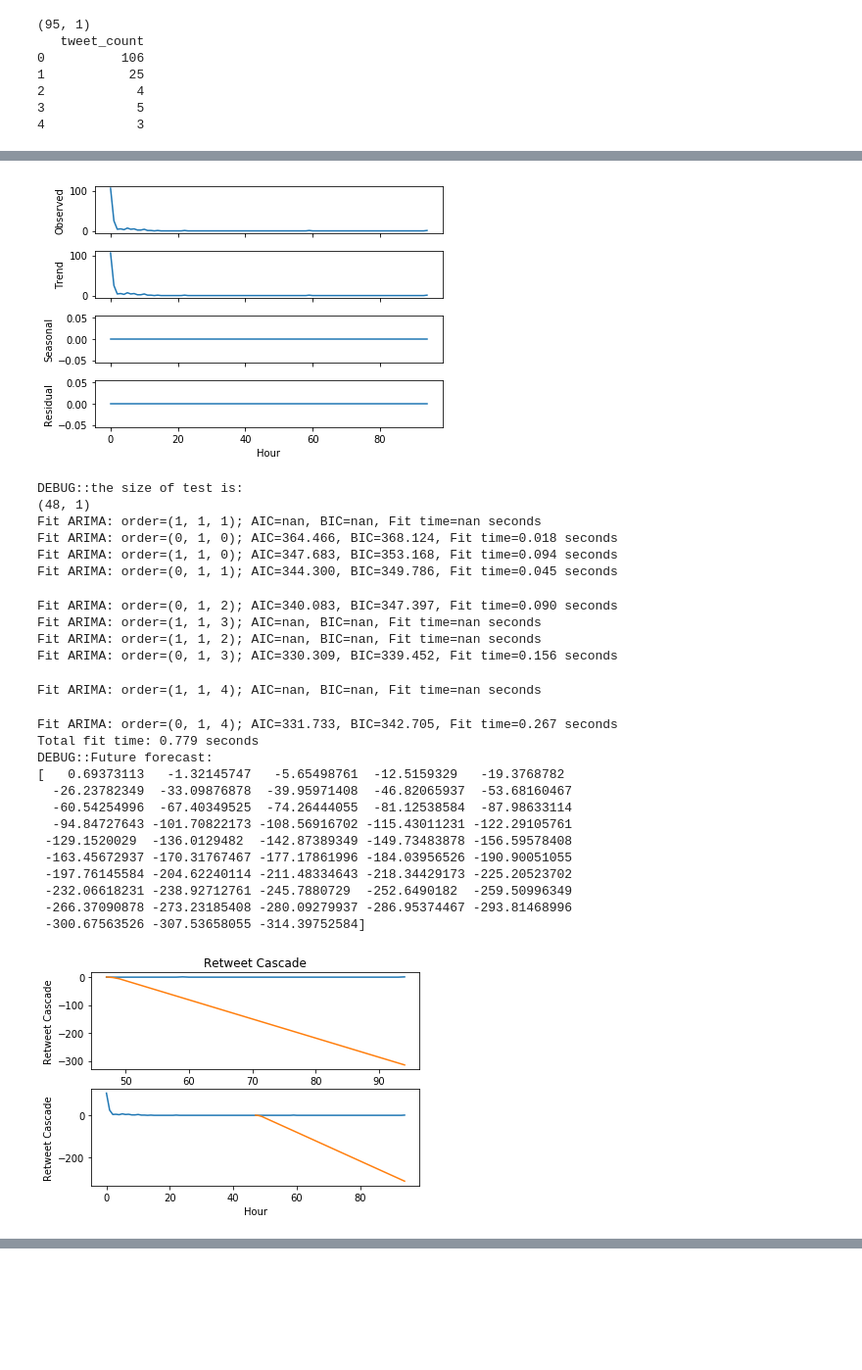
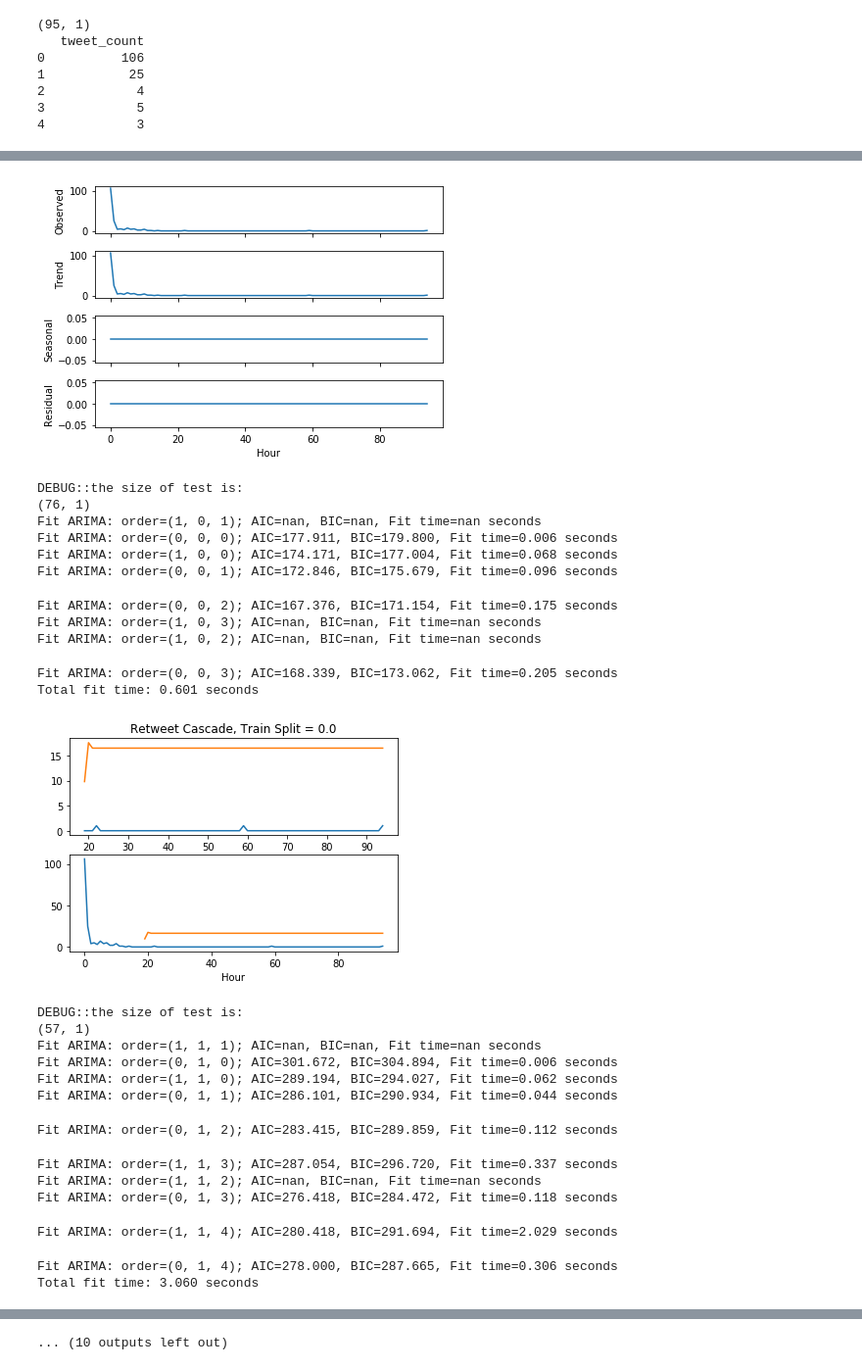
Before and after one commit to NewKnowledge/sloth, a Jupyter notebook: Sloth/scripts/Prediction/ARIMA Testing on SEIMSIC Data.ipynb, the cells around one changed output, grey strips where cells are left out. Shown at 98% size. Saved outputs shown, nothing was run; the diff lists cells and outputs as text; code cells hidden in the pictures; blank space fills up the shorter version.

```diff
--- a/Sloth/scripts/Prediction/ARIMA Testing on SEIMSIC Data.ipynb
+++ b/Sloth/scripts/Prediction/ARIMA Testing on SEIMSIC Data.ipynb
@@ -141,48 +138,51 @@ def plot_future_forecast(input_data, test, future_forecast, title):
 # %%
 # plots and forecasting for electronic production
-from scipy import stats
 bin_hourly = retweets.groupby(hourly).agg('count')
 #bin_hourly = Sloth.ScaleSeriesMinMax(bin_hourly, -1, 1)[0]
 bin_hourly = pd.DataFrame(data = bin_hourly.values, index = range(len(bin_hourly)))
 bin_hourly.columns = ['tweet_count']
-#bin_hourly['tweet_count'] = [i + 1 for i in bin_hourly['tweet_count']]
-#bin_hourly_t, lam = stats.boxcox(bin_hourly)
-#bin_hourly = pd.DataFrame(data = bin_hourly_t, index = range(len(bin_hourly_t)))
+
+# tried all of these transformations - none changed overall ARIMA prediction
+#bin_hourly['tweet_count'] = Sloth.ScaleSeriesMeanVariance(bin_hourly['tweet_count'])[0]
+#bin_hourly['tweet_count'] = Sloth.ScaleSeriesMinMax(bin_hourly['tweet_count'], 0, 1)[0]
+#bin_hourly['tweet_count'] = Sloth.ScaleSeriesBoxCox(bin_hourly['tweet_count'])[0]
 #bin_hourly['tweet_count'] = [math.log(i) if i > 0 else 0 for i in bin_hourly['tweet_count']]
 plot_data(bin_hourly, "Retweet Cascade")
 plot_seasonal(bin_hourly)
 
-# use 80% of data as training data
-train_split = int(.5* len(bin_hourly))
-train = bin_hourly[:train_split]
-test = bin_hourly[train_split:]
-future_forecast_tweets = future_forecast(train, test, False, 24)
-plot_future_forecast(bin_hourly, test, future_forecast_tweets, 'Retweet Cascade')
+# range between .2 -> .8 train / test split
+for i in [i * 0.2 for i in range(1, 5)]:
+    train_split = int(i * len(bin_hourly))
+    train = bin_hourly[:train_split]
+    test = bin_hourly[train_split:]
+    future_forecast_tweets = future_forecast(train, test, False)
+    plot_future_forecast(bin_hourly, test, future_forecast_tweets, 'Retweet Cascade, Train Split = %.1f' % (0.2 * i))
+    plt.show()
 # %% [output]
 [figure]
 [figure]
 DEBUG::the size of test is:
-(48, 1)
-Fit ARIMA: order=(1, 1, 1); AIC=nan, BIC=nan, Fit time=nan seconds
-Fit ARIMA: order=(0, 1, 0); AIC=364.466, BIC=368.124, Fit time=0.018 seconds
-Fit ARIMA: order=(1, 1, 0); AIC=347.683, BIC=353.168, Fit time=0.094 seconds
-Fit ARIMA: order=(0, 1, 1); AIC=344.300, BIC=349.786, Fit time=0.045 seconds
+(76, 1)
+Fit ARIMA: order=(1, 0, 1); AIC=nan, BIC=nan, Fit time=nan seconds
+Fit ARIMA: order=(0, 0, 0); AIC=177.911, BIC=179.800, Fit time=0.006 seconds
+Fit ARIMA: order=(1, 0, 0); AIC=174.171, BIC=177.004, Fit time=0.068 seconds
+Fit ARIMA: order=(0, 0, 1); AIC=172.846, BIC=175.679, Fit time=0.096 seconds
-Fit ARIMA: order=(0, 1, 2); AIC=340.083, BIC=347.397, Fit time=0.090 seconds
-Fit ARIMA: order=(1, 1, 3); AIC=nan, BIC=nan, Fit time=nan seconds
-Fit ARIMA: order=(1, 1, 2); AIC=nan, BIC=nan, Fit time=nan seconds
-Fit ARIMA: order=(0, 1, 3); AIC=330.309, BIC=339.452, Fit time=0.156 seconds
+Fit ARIMA: order=(0, 0, 2); AIC=167.376, BIC=171.154, Fit time=0.175 seconds
+Fit ARIMA: order=(1, 0, 3); AIC=nan, BIC=nan, Fit time=nan seconds
+Fit ARIMA: order=(1, 0, 2); AIC=nan, BIC=nan, Fit time=nan seconds
-Fit ARIMA: order=(1, 1, 4); AIC=nan, BIC=nan, Fit time=nan seconds
+Fit ARIMA: order=(0, 0, 3); AIC=168.339, BIC=173.062, Fit time=0.205 seconds
+Total fit time: 0.601 seconds
+[figure, new version]
-Fit ARIMA: order=(0, 1, 4); AIC=331.733, BIC=342.705, Fit time=0.267 seconds
-Total fit time: 0.779 seconds
-DEBUG::Future forecast:
-[   0.69373113   -1.32145747   -5.65498761  -12.5159329   -19.3768782
-  -26.23782349  -33.09876878  -39.95971408  -46.82065937  -53.68160467
-  -60.54254996  -67.40349525  -74.26444055  -81.12538584  -87.98633114
-  -94.84727643 -101.70822173 -108.56916702 -115.43011231 -122.29105761
- -129.1520029  -136.0129482  -142.87389349 -149.73483878 -156.59578408
- -163.45672937 -170.31767467 -177.17861996 -184.03956526 -190.90051055
- -197.76145584 -204.62240114 -211.48334643 -218.34429173 -225.20523702
- -232.06618231 -238.92712761 -245.7880729  -252.6490182  -259.50996349
- -266.37090878 -273.23185408 -280.09279937 -286.95374467 -293.81468996
- -300.67563526 -307.53658055 -314.39752584]
+DEBUG::the size of test is:
+(57, 1)
+Fit ARIMA: order=(1, 1, 1); AIC=nan, BIC=nan, Fit time=nan seconds
+Fit ARIMA: order=(0, 1, 0); AIC=301.672, BIC=304.894, Fit time=0.006 seconds
+Fit ARIMA: order=(1, 1, 0); AIC=289.194, BIC=294.027, Fit time=0.062 seconds
+Fit ARIMA: order=(0, 1, 1); AIC=286.101, BIC=290.934, Fit time=0.044 seconds
-[figure, old version]
+Fit ARIMA: order=(0, 1, 2); AIC=283.415, BIC=289.859, Fit time=0.112 seconds
+Fit ARIMA: order=(1, 1, 3); AIC=287.054, BIC=296.720, Fit time=0.337 seconds
+Fit ARIMA: order=(1, 1, 2); AIC=nan, BIC=nan, Fit time=nan seconds
+Fit ARIMA: order=(0, 1, 3); AIC=276.418, BIC=284.472, Fit time=0.118 seconds
+Fit ARIMA: order=(1, 1, 4); AIC=280.418, BIC=291.694, Fit time=2.029 seconds
+Fit ARIMA: order=(0, 1, 4); AIC=278.000, BIC=287.665, Fit time=0.306 seconds
+Total fit time: 3.060 seconds
@@ -189 +190,2 @@ DEBUG::Future forecast:
+... (10 outputs left out)
 # %%
```
Also changed, not shown: parts of 4 cells of this notebook.
